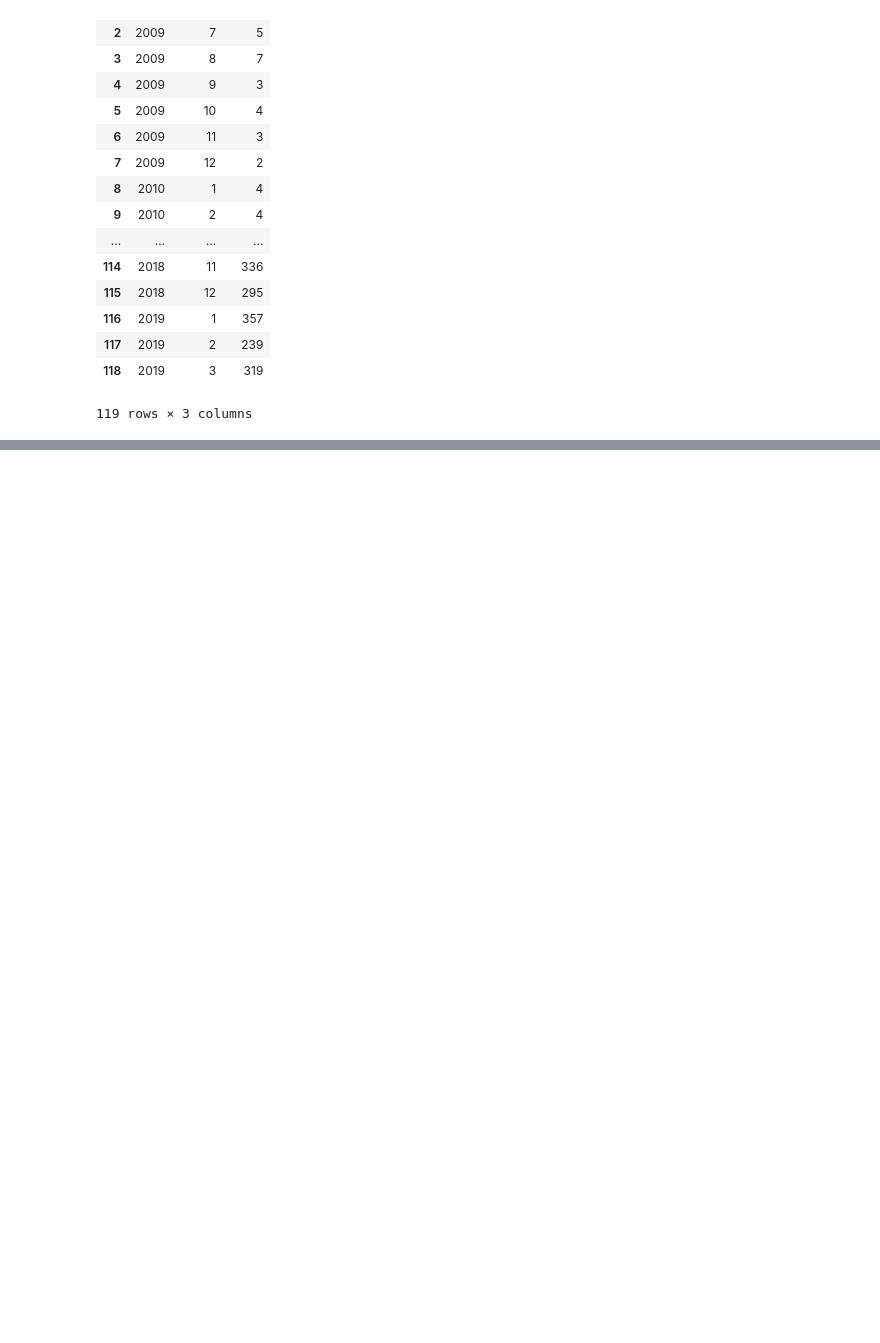
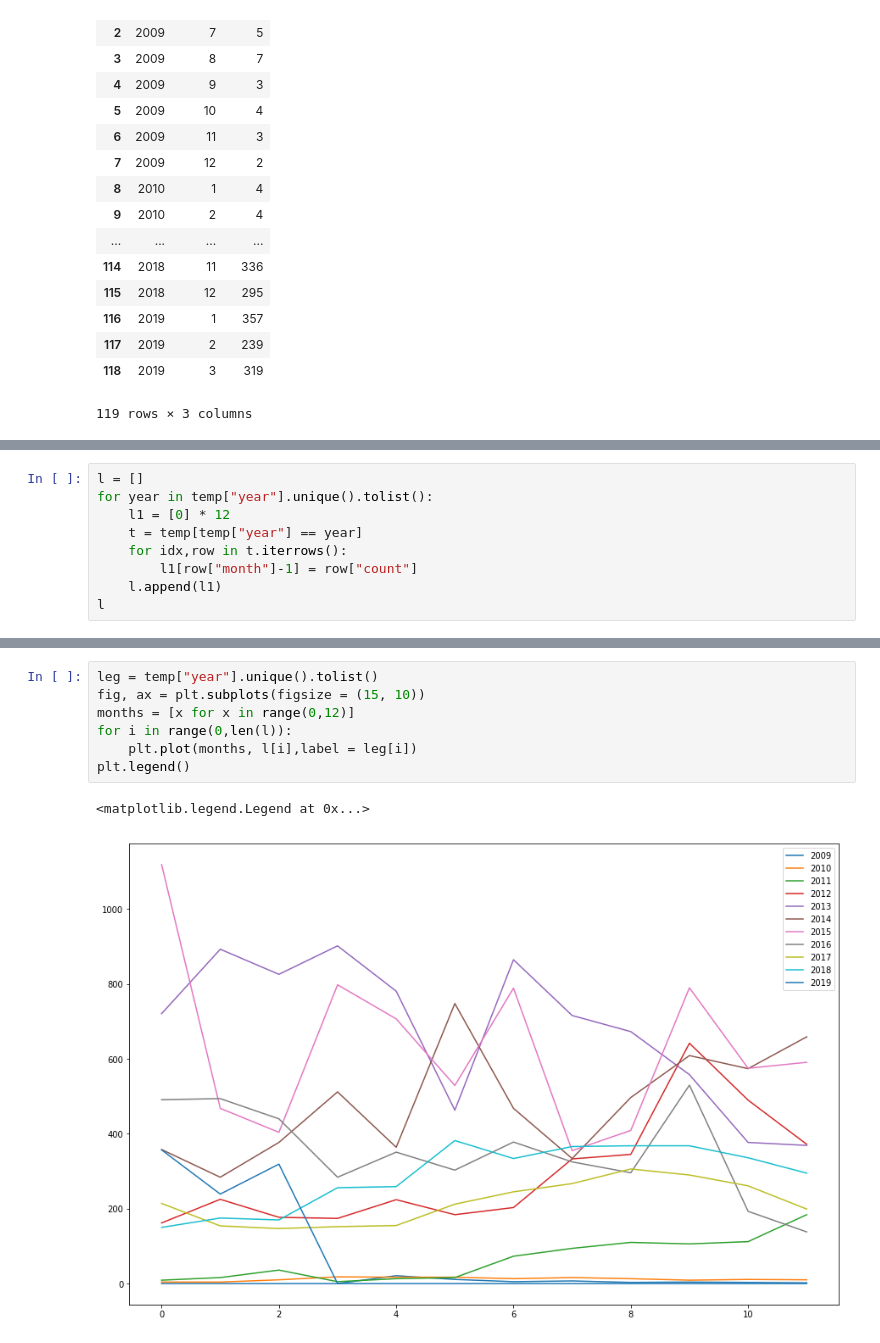
Before and after one commit to Gneur11/TextAnalytics, a Jupyter notebook: featureCreation.ipynb, the cells around one changed output, grey strips where cells are left out. Cells and saved outputs as stored; diff of their text form; blank space fills up the shorter version.

```diff
--- a/featureCreation.ipynb
+++ b/featureCreation.ipynb
@@ -102,0 +85,9 @@ plt.plot(x = "month", y="count",data=temp)
+# %%
+l = []
+for year in temp["year"].unique().tolist():
+    l1 = [0] * 12
+    t = temp[temp["year"] == year]
+    for idx,row in t.iterrows():
+        l1[row["month"]-1] = row["count"]
+    l.append(l1)
+l
@@ -102,0 +106,10 @@ plt.plot(x = "month", y="count",data=temp)
+# %%
+leg = temp["year"].unique().tolist()
+fig, ax = plt.subplots(figsize = (15, 10))
+months = [x for x in range(0,12)]
+for i in range(0,len(l)):
+    plt.plot(months, l[i],label = leg[i])
+plt.legend()
+# %% [output]
+<matplotlib.legend.Legend at 0x...>
+[figure, added]
```
Also changed, not shown: parts of 11 cells of this notebook, 1 other file.
